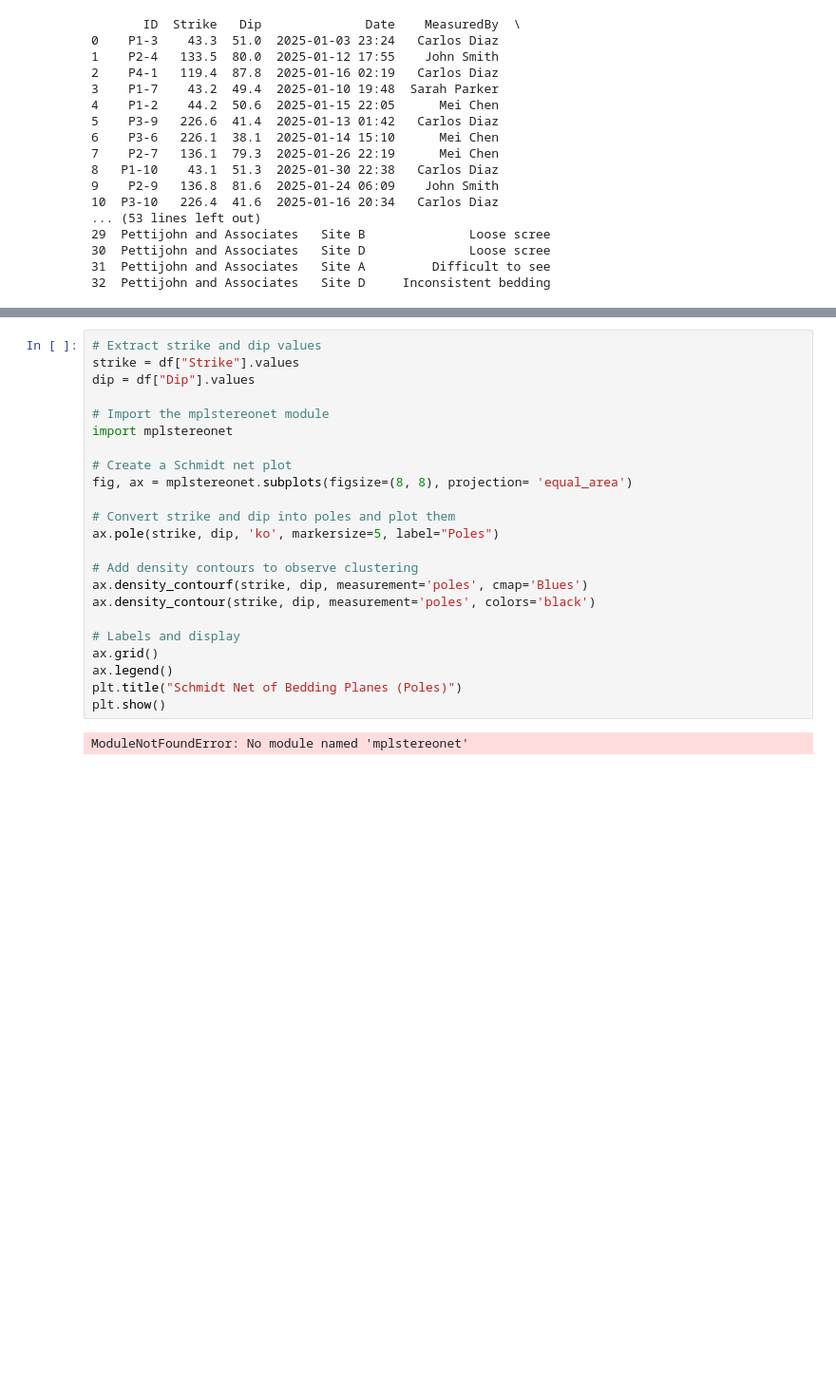
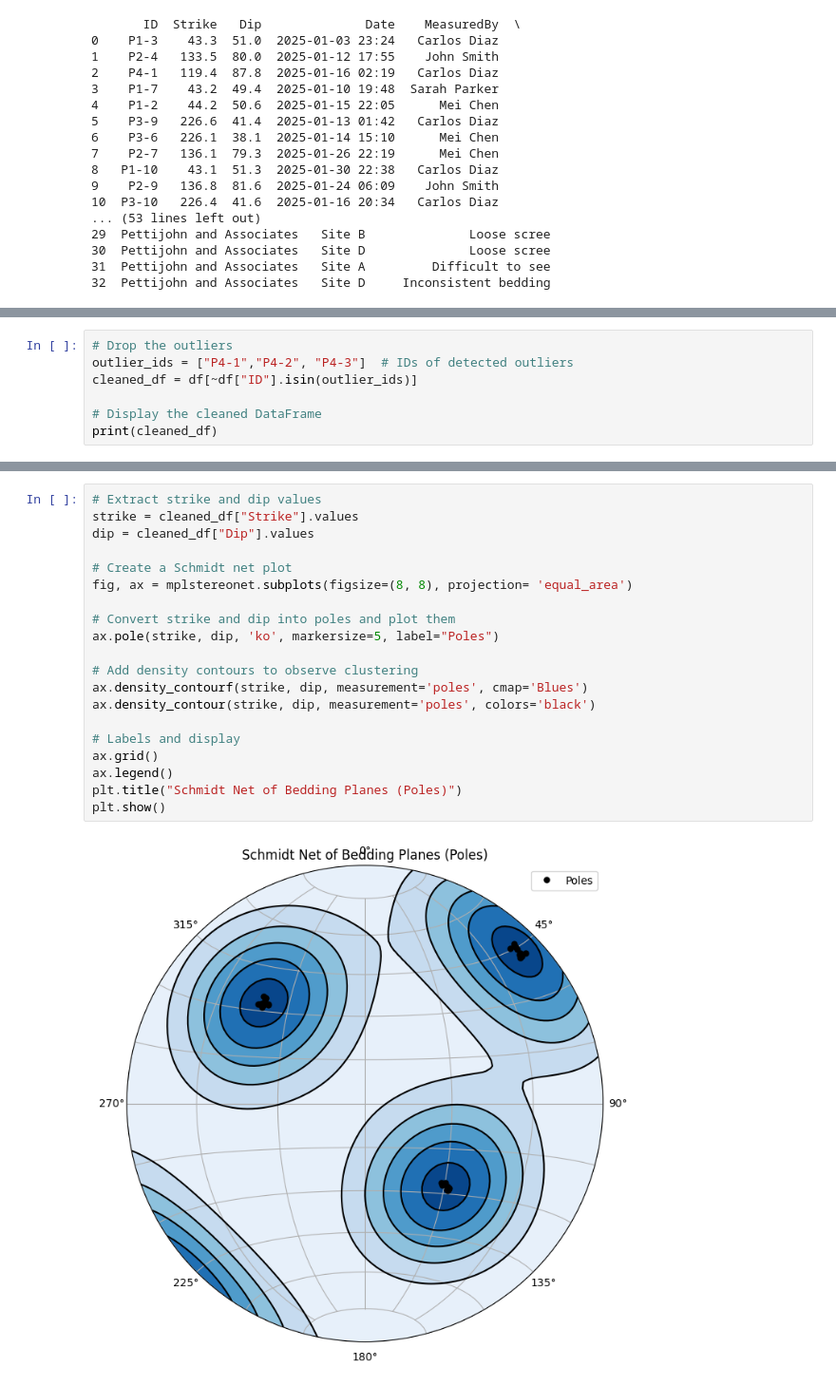
Before and after one commit to iGeology-Illinois/geol581-getting-started-with-python-seanb7, a Jupyter notebook: Python_Base_Stereonet.ipynb, the cells around one changed output, grey strips where cells are left out. Shown: that part at 95% size. Drawn from its saved outputs; the diff is of its cells as text; blank space fills up the shorter version.

```diff
--- a/Python_Base_Stereonet.ipynb
+++ b/Python_Base_Stereonet.ipynb
@@ -66,0 +115,7 @@ print(df)  # Display the data
+# %%
+# Drop the outliers
+outlier_ids = ["P4-1","P4-2", "P4-3"]  # IDs of detected outliers
+cleaned_df = df[~df["ID"].isin(outlier_ids)]
+
+# Display the cleaned DataFrame
+print(cleaned_df)
@@ -67,25 +140,22 @@ print(df)  # Display the data
 # %%
 # Extract strike and dip values
-strike = df["Strike"].values
-dip = df["Dip"].values
-
-# Import the mplstereonet module
-import mplstereonet
+strike = cleaned_df["Strike"].values
+dip = cleaned_df["Dip"].values
 
 # Create a Schmidt net plot
 fig, ax = mplstereonet.subplots(figsize=(8, 8), projection= 'equal_area')
 
 # Convert strike and dip into poles and plot them
 ax.pole(strike, dip, 'ko', markersize=5, label="Poles")
 
 # Add density contours to observe clustering
 ax.density_contourf(strike, dip, measurement='poles', cmap='Blues')
 ax.density_contour(strike, dip, measurement='poles', colors='black')
 
 # Labels and display
 ax.grid()
 ax.legend()
 plt.title("Schmidt Net of Bedding Planes (Poles)")
 plt.show()
 # %% [output]
-ModuleNotFoundError: No module named 'mplstereonet'
+[figure, added]
```
Also changed, not shown: parts of 5 cells of this notebook.
